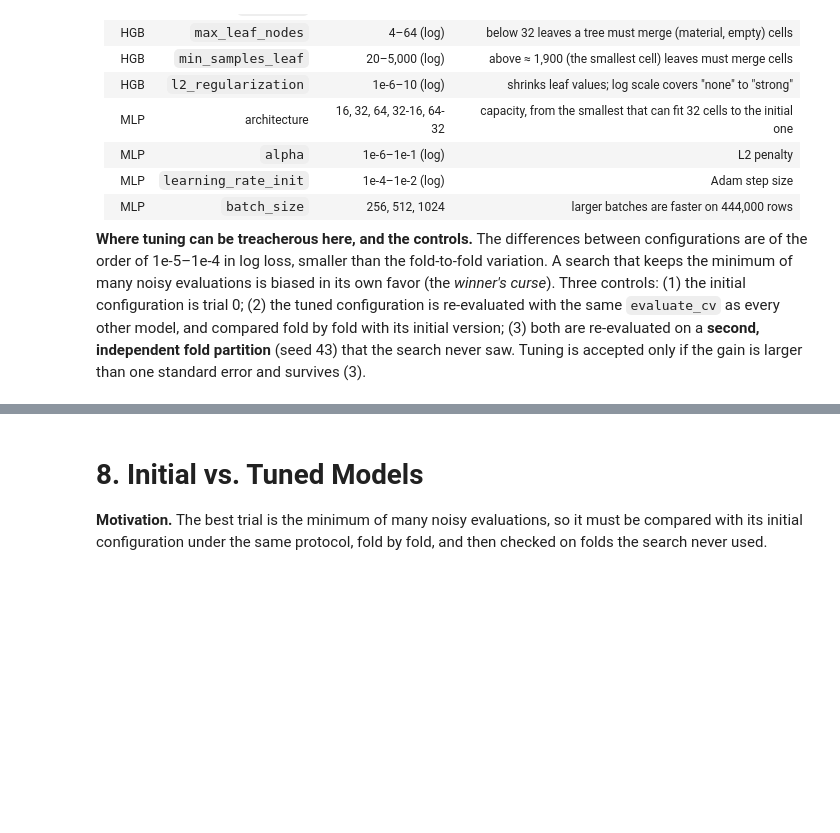
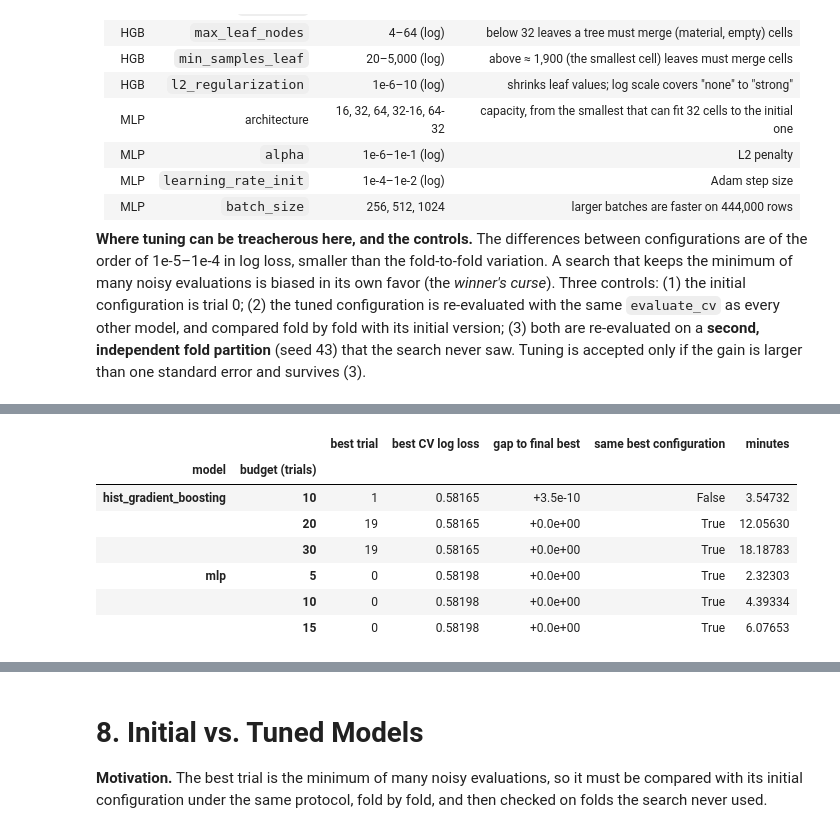
Before and after one commit to errodd/minecraft_composting_success_predictor, a Jupyter notebook: notebooks/03_modeling_and_model_selection.ipynb, the cells around one changed output, grey strips where cells are left out. Cells and saved outputs as stored; diff of their text form; code cells hidden in the pictures; blank space fills up the shorter version.

```diff
--- a/notebooks/03_modeling_and_model_selection.ipynb
+++ b/notebooks/03_modeling_and_model_selection.ipynb
@@ -963,0 +971,29 @@ pd.DataFrame({name: study.best_params for name, (study, _) in STUDIES.items()})
+# %%
+CHECKPOINTS = {"hist_gradient_boosting": [10, 20, HGB_TRIALS], "mlp": [5, 10, MLP_TRIALS]}
+convergence = []
+for name, (study, _) in STUDIES.items():
+    trials = study.trials
+    for k in CHECKPOINTS[name]:
+        first_k = trials[:k]
+        best_k = min(first_k, key=lambda t: t.value)
+        convergence.append({
+            "model": name, "budget (trials)": k,
+            "best trial": best_k.number, "best CV log loss": best_k.value,
+            "gap to final best": f"{best_k.value - study.best_value:+.1e}",
+            "same best configuration": best_k.params == study.best_params,
+            "minutes": (first_k[-1].datetime_complete - trials[0].datetime_start).total_seconds() / 60,
+        })
+convergence = pd.DataFrame(convergence).set_index(["model", "budget (trials)"])
+for name, (study, _) in STUDIES.items():
+    check(convergence.loc[(name, CHECKPOINTS[name][-1]), "same best configuration"],
+          f"{name}: the last checkpoint reproduces the study's best configuration")
+convergence
+# %% [output]
+|  |  | best trial | best CV log loss | gap to final best | same best configuration | minutes |
+| model | budget (trials) |  |  |  |  |  |
+| hist_gradient_boosting | 10 | 1 | 0.58165 | +3.5e-10 | False | 3.54732 |
+|  | 20 | 19 | 0.58165 | +0.0e+00 | True | 12.05630 |
+|  | 30 | 19 | 0.58165 | +0.0e+00 | True | 18.18783 |
+| mlp | 5 | 0 | 0.58198 | +0.0e+00 | True | 2.32303 |
+|  | 10 | 0 | 0.58198 | +0.0e+00 | True | 4.39334 |
+|  | 15 | 0 | 0.58198 | +0.0e+00 | True | 6.07653 |
```
Also changed, not shown: parts of 17 cells of this notebook, 1 other file.
